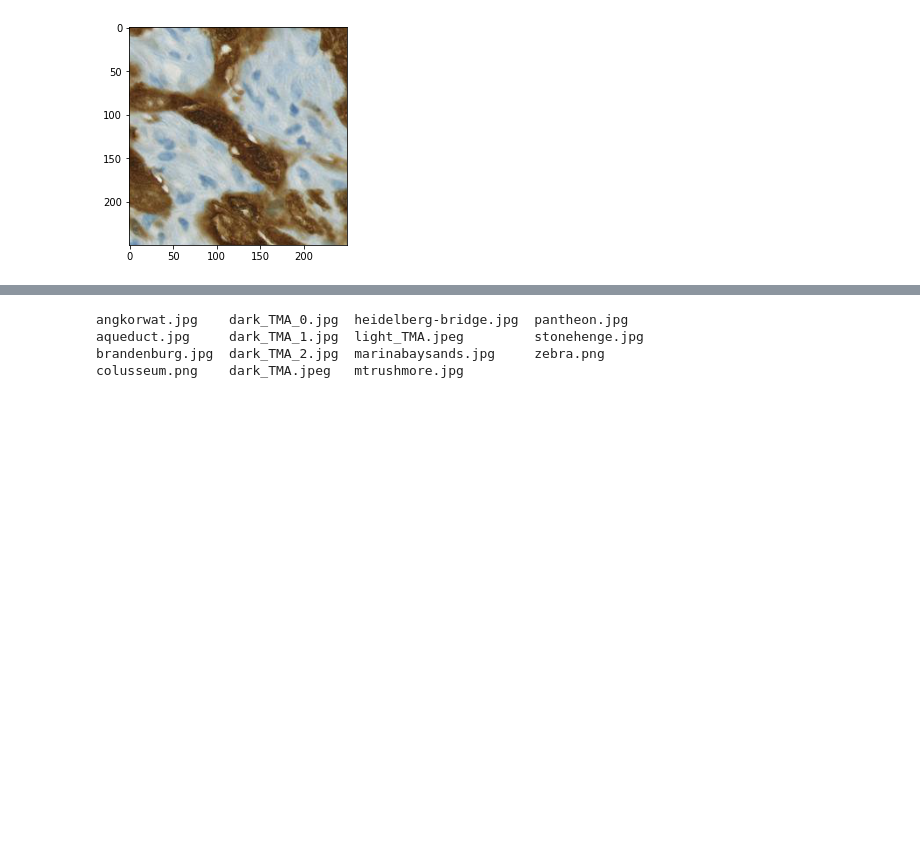
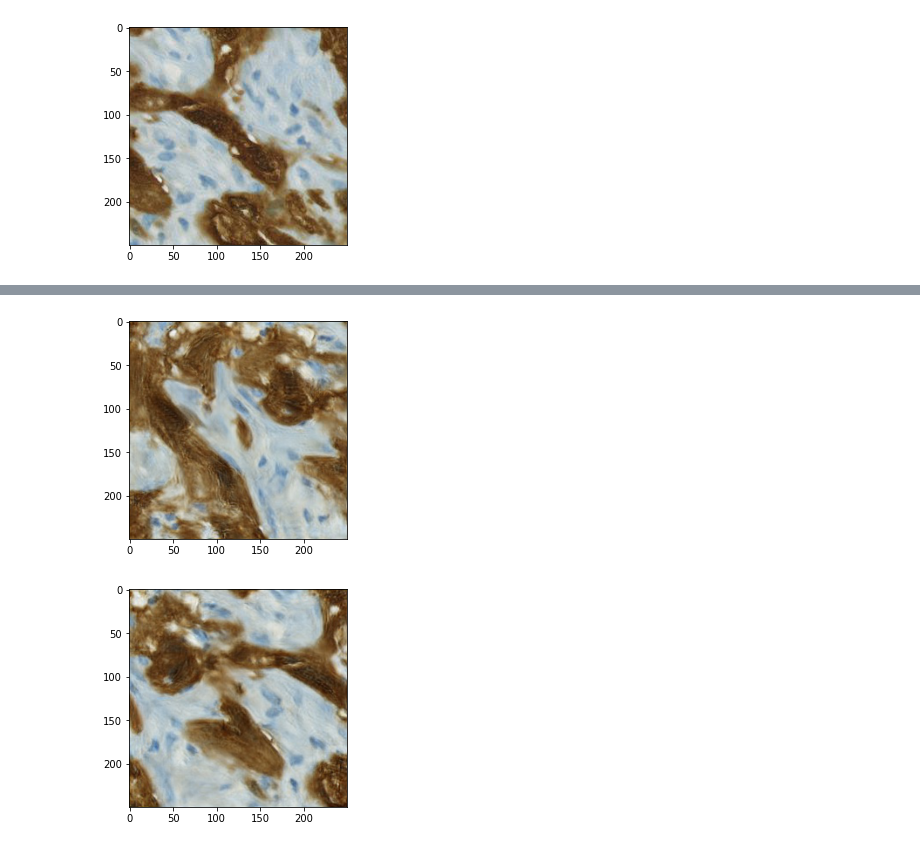
Before and after one commit to tboen1/ConSinGAN, a Jupyter notebook: PatchExtraction.ipynb, the cells around one changed output, grey strips where cells are left out. Saved outputs shown, nothing was run; the diff lists cells and outputs as text; code cells hidden in the pictures; blank space fills up the shorter version.

```diff
--- a/PatchExtraction.ipynb
+++ b/PatchExtraction.ipynb
@@ -51,7 +53,15 @@ patch2.save(dir + 'dark_TMA_2X.jpg')
-# %%
-ls
-# %% [output]
-angkorwat.jpg    dark_TMA_0.jpg  heidelberg-bridge.jpg  pantheon.jpg
-aqueduct.jpg     dark_TMA_1.jpg  light_TMA.jpeg         stonehenge.jpg
-brandenburg.jpg  dark_TMA_2.jpg  marinabaysands.jpg     zebra.png
-colusseum.png    dark_TMA.jpeg   mtrushmore.jpg
+# %%
+dir0 = '/content/drive/My Drive/Colab/Forked/ConSinGAN/TrainedModels/\
+dark_TMA_0X/2020_09_13_20_55_04_generation_train_depth_3_lr_scale_0.1_act_lrelu_0.05/gen_samples_stage_9/{}'
+
+dir1 = '/content/drive/My Drive/Colab/Forked/ConSinGAN/TrainedModels/\
+dark_TMA_1X/2020_09_13_21_27_48_generation_train_depth_3_lr_scale_0.1_act_lrelu_0.05/gen_samples_stage_9/{}'
+# %%
+fake_0 = Image.open(dir0.format('gen_sample_3.jpg'),'r')
+fake_1 = Image.open(dir1.format('gen_sample_3.jpg'),'r')
+
+show(fake_0)
+show(fake_1)
+# %% [output]
+[figure, added]
+[figure, added]
```
Also changed, not shown: parts of 4 cells of this notebook.
